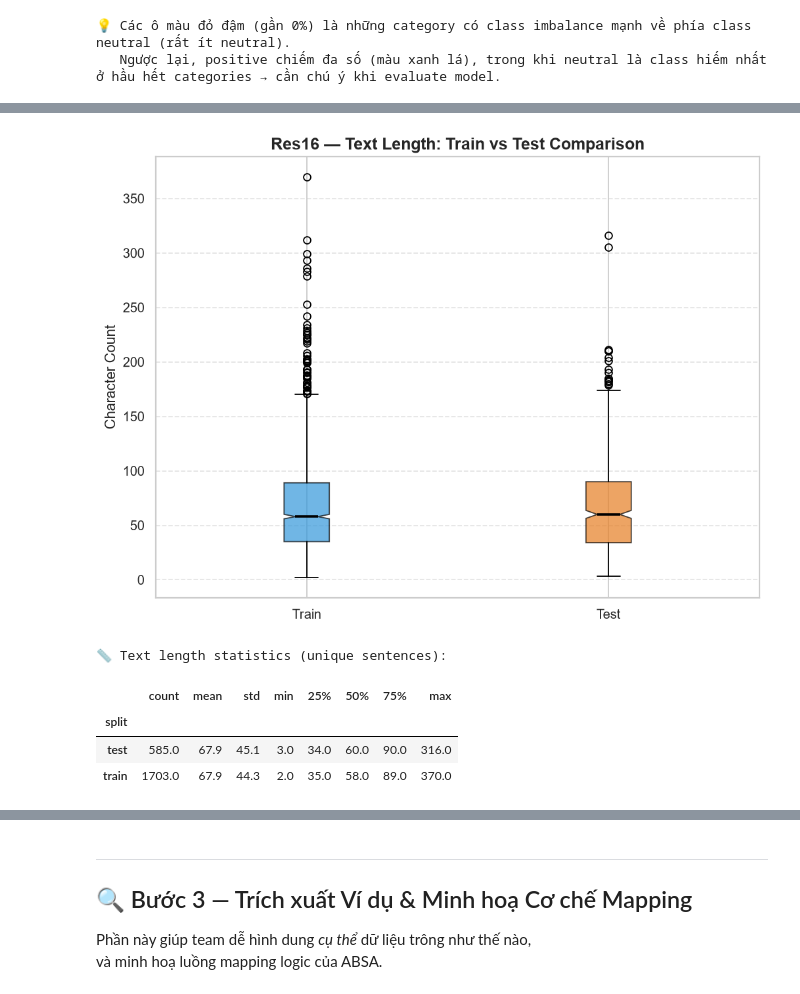
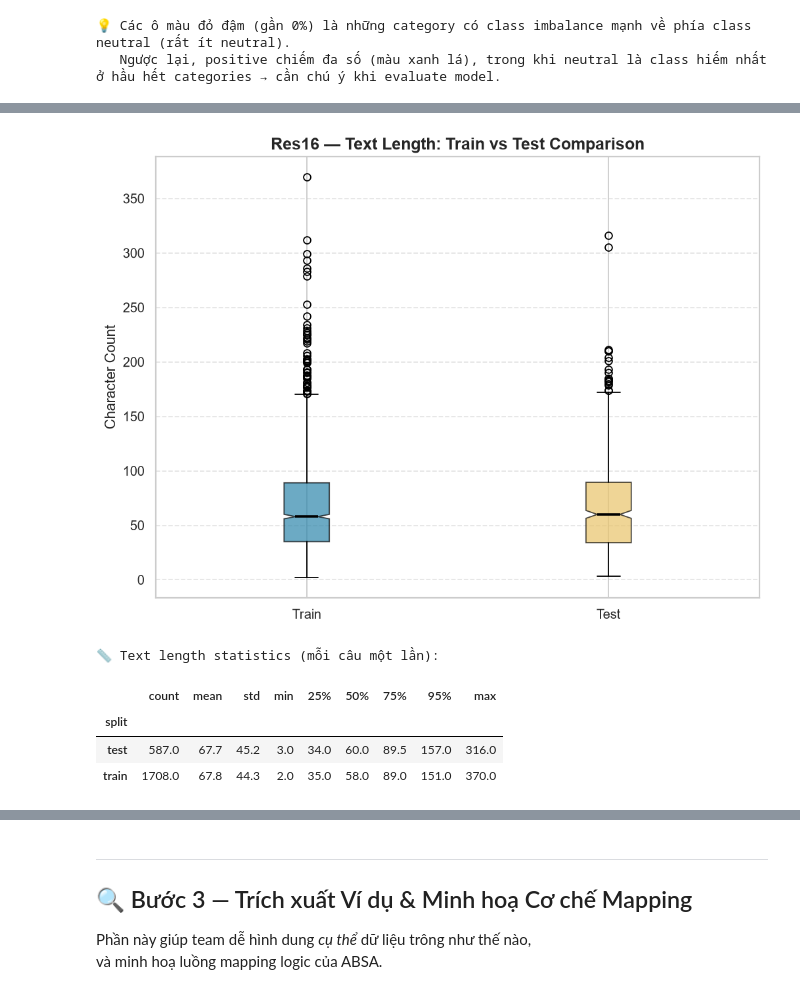
Before and after one commit to TranHoangDatSC/Data-Analysis-Laboratory, a Jupyter notebook: Natural-Language-Processing/Final-Project/notebooks/01_eda_res16.ipynb, the cells around one changed output, grey strips where cells are left out. Cells and saved outputs as stored; diff of their text form; code cells hidden in the pictures.

```diff
--- a/Natural-Language-Processing/Final-Project/notebooks/01_eda_res16.ipynb
+++ b/Natural-Language-Processing/Final-Project/notebooks/01_eda_res16.ipynb
@@ -11,5 +22,5 @@
 # %%
-# ── Cell 1: Import thư viện ──────────────────────────────────────────────────
+# ── Cell 1: Import thư viện ───────────────────────────────────────────────
 import re
 import random
 import warnings
@@ -28,7 +39,7 @@ from IPython.display import display
 # Style chung
 sns.set_theme(style='whitegrid', palette='muted')
 plt.rcParams.update({'figure.dpi': 130, 'font.size': 11})
-POLARITY_COLORS = {'positive': '#2ecc71', 'negative': '#e74c3c', 'neutral': '#f39c12'}
+POLARITY_COLORS = {'positive': '#2E86AB', 'negative': '#C8553D', 'neutral': '#8D99AE'}
 
 print('✅ Libraries loaded successfully.')
 # %% [output]
@@ -57,12 +59,13 @@ print(f'Test : {len(df_test_raw):,} opinions · {df_test_raw.rid.nunique()} revi
 Train: 2,507 opinions · 349 reviews · 1,708 câu có nhãn
 Test : 859 opinions · 90 reviews · 587 câu có nhãn
 # %%
-# ── Cell 3: Chuẩn hoá thành flat DataFrame ─────────────────────────────────
+# ── Cell 3: Chuẩn hoá thành flat DataFrame ────────────────────────────────
 def to_flat(raw, split_label):
     out = raw.rename(columns={'sentence': 'text'}).copy()
     out['split'] = split_label
     out['text_len'] = out['text'].str.len()
-    return out[['split', 'rid', 'sid', 'text', 'category', 'polarity', 'target', 'text_len']]
+    out['sent_key'] = split_label + '|' + out['rid'].astype(str) + '|' + out['sid'].astype(str)   # định danh câu = (split, review, câu)
+    return out[['split', 'rid', 'sid', 'sent_key', 'text', 'category', 'polarity', 'target', 'text_len']]
 
 df_train = to_flat(df_train_raw, 'train')
 df_test  = to_flat(df_test_raw,  'test')
@@ -72,6 +75,7 @@ print(f'\n📦 Kết quả sau khi flatten & combine:')
 print(f'   Train opinions : {len(df_train):,}')
 print(f'   Test  opinions : {len(df_test):,}')
 print(f'   TOTAL opinions : {len(df):,}')
+print(f'   TOTAL câu có nhãn (theo sent_key) : {df["sent_key"].nunique():,}')
 # %% [output]
 📦 Kết quả sau khi flatten & combine:
    Train opinions : 2,507
@@ -288,15 +369,15 @@ print('   Ngược lại, positive chiếm đa số (màu xanh lá), trong khi n
 # %%
-# ── Cell 11: Phân bố độ dài câu (Text Length) ───────────────────────────────
-df_unique_texts = df.drop_duplicates(subset='text')[['text', 'text_len', 'split']].copy()
+# ── Cell 14: Phân bố độ dài câu (ký tự) ───────────────────────────────────
+df_sent = df.drop_duplicates(subset='sent_key')[['text', 'text_len', 'split']].copy()
 
 plt.figure(figsize=(10, 6))
-plt.hist(df_unique_texts['text_len'], bins=50, color='#3498db', edgecolor='white', alpha=0.85)
+plt.hist(df_sent['text_len'], bins=50, color='#264653', edgecolor='white', alpha=0.85)
 
-mean_len = df_unique_texts['text_len'].mean()
-median_len = df_unique_texts['text_len'].median()
+mean_len = df_sent['text_len'].mean()
+median_len = df_sent['text_len'].median()
 
-plt.axvline(mean_len, color='#e74c3c', linestyle='--', linewidth=2, label=f'Mean = {mean_len:.1f}')
-plt.axvline(median_len, color='#f39c12', linestyle=':', linewidth=2, label=f'Median = {median_len:.1f}')
+plt.axvline(mean_len, color='#C8553D', linestyle='--', linewidth=2, label=f'Mean = {mean_len:.1f}')
+plt.axvline(median_len, color='#E9C46A', linestyle=':', linewidth=2, label=f'Median = {median_len:.1f}')
 
 plt.title('Res16 — Distribution of Sentence Length (chars)', fontsize=14, fontweight='bold')
 plt.xlabel('Character Count')
@@ -309,32 +390,33 @@ plt.show()
 # %%
+# ── Cell 15: Độ dài câu: Train so với Test ────────────────────────────────
 plt.figure(figsize=(8, 6))
 
-train_lens = df_unique_texts[df_unique_texts['split']=='train']['text_len']
-test_lens  = df_unique_texts[df_unique_texts['split']=='test']['text_len']
+train_lens = df_sent[df_sent['split']=='train']['text_len']
+test_lens  = df_sent[df_sent['split']=='test']['text_len']
 
 bp = plt.boxplot([train_lens, test_lens], tick_labels=['Train', 'Test'],
                  patch_artist=True, notch=True, # Thêm notch để so sánh median rõ hơn
                  medianprops=dict(color='black', linewidth=2))
 
-colors = ['#3498db', '#e67e22']
+colors = ['#2E86AB', '#E9C46A']
 for patch, color in zip(bp['boxes'], colors):
     patch.set_facecolor(color)
     patch.set_alpha(0.7)
 
 plt.title('Res16 — Text Length: Train vs Test Comparison', fontsize=14, fontweight='bold')
 plt.ylabel('Character Count')
 plt.grid(axis='y', linestyle='--', alpha=0.5)
 
 plt.tight_layout()
 plt.show()
 
 # Hiển thị bảng thống kê mô tả để soi kỹ các con số (min, max, std)
-print('📏 Text length statistics (unique sentences):')
-display(df_unique_texts.groupby('split')['text_len'].describe().round(1))
+print('📏 Text length statistics (mỗi câu một lần):')
+display(df_sent.groupby('split')['text_len'].describe(percentiles=[.25, .5, .75, .95]).round(1))
 # %% [output]
-[figure, old version]
+[figure, new version]
-📏 Text length statistics (unique sentences):
+📏 Text length statistics (mỗi câu một lần):
-|  | count | mean | std | min | 25% | 50% | 75% | max |
-| split |  |  |  |  |  |  |  |  |
-| test | 585.0 | 67.9 | 45.1 | 3.0 | 34.0 | 60.0 | 90.0 | 316.0 |
-| train | 1703.0 | 67.9 | 44.3 | 2.0 | 35.0 | 58.0 | 89.0 | 370.0 |
+|  | count | mean | std | min | 25% | 50% | 75% | 95% | max |
+| split |  |  |  |  |  |  |  |  |  |
+| test | 587.0 | 67.7 | 45.2 | 3.0 | 34.0 | 60.0 | 89.5 | 157.0 | 316.0 |
+| train | 1708.0 | 67.8 | 44.3 | 2.0 | 35.0 | 58.0 | 89.0 | 151.0 | 370.0 |
```
Also changed, not shown: parts of 43 cells of this notebook.
